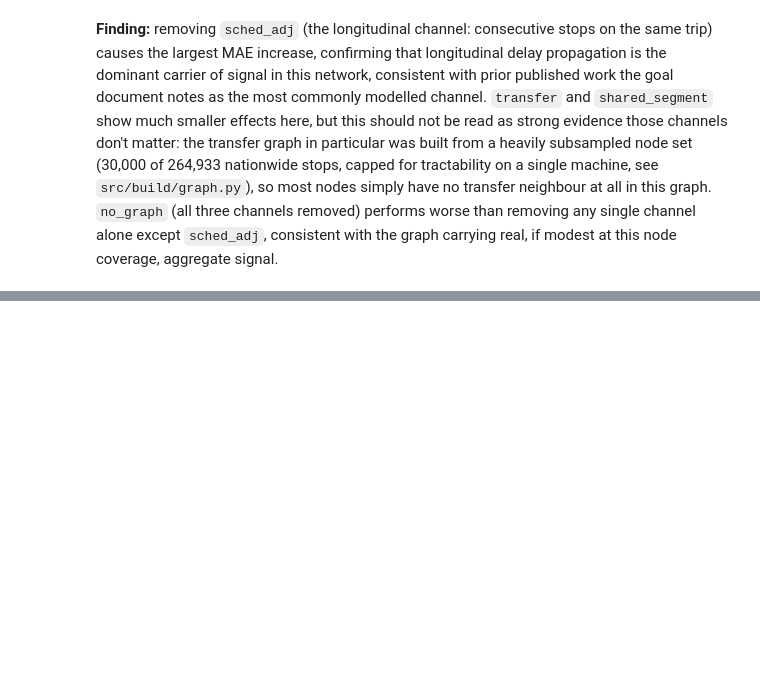
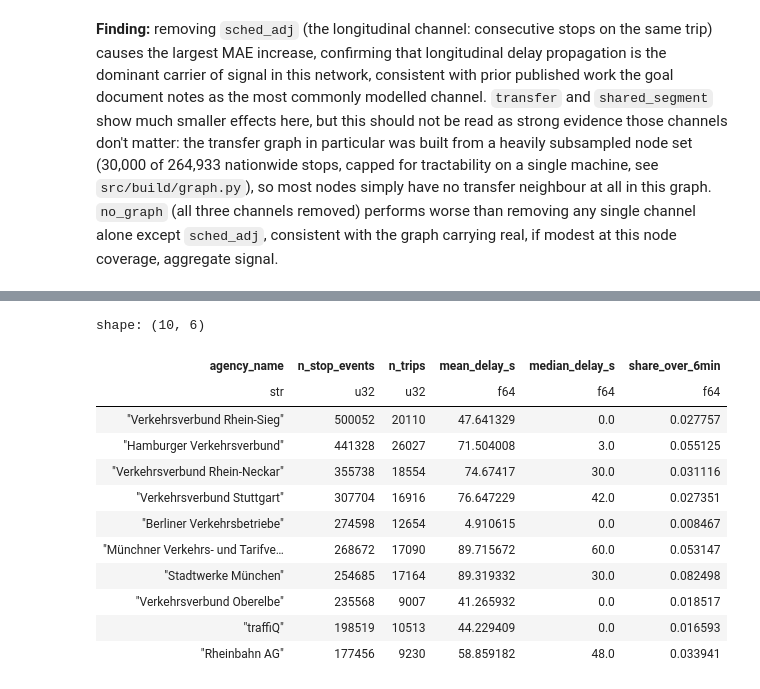
Before and after one commit to ofurkancoban/transit-delay-propagation, a Jupyter notebook: notebooks/03_model_results.ipynb, the cells around one changed output, grey strips where cells are left out. Cells and saved outputs as stored; diff of their text form; code cells hidden in the pictures; blank space fills up the shorter version.

```diff
--- a/notebooks/03_model_results.ipynb
+++ b/notebooks/03_model_results.ipynb
@@ -330,0 +341,17 @@ carrying real, if modest at this node coverage, aggregate signal.
+# %%
+agency_delay = pl.read_parquet(f"{PROCESSED}/agency_delay_summary.parquet")
+agency_delay.sort("n_stop_events", descending=True).head(10)
+# %% [output]
+shape: (10, 6)
+| agency_name | n_stop_events | n_trips | mean_delay_s | median_delay_s | share_over_6min |
+| str | u32 | u32 | f64 | f64 | f64 |
+| "Verkehrsverbund Rhein-Sieg" | 500052 | 20110 | 47.641329 | 0.0 | 0.027757 |
+| "Hamburger Verkehrsverbund" | 441328 | 26027 | 71.504008 | 3.0 | 0.055125 |
+| "Verkehrsverbund Rhein-Neckar" | 355738 | 18554 | 74.67417 | 30.0 | 0.031116 |
+| "Verkehrsverbund Stuttgart" | 307704 | 16916 | 76.647229 | 42.0 | 0.027351 |
+| "Berliner Verkehrsbetriebe" | 274598 | 12654 | 4.910615 | 0.0 | 0.008467 |
+| "Münchner Verkehrs- und Tarifve… | 268672 | 17090 | 89.715672 | 60.0 | 0.053147 |
+| "Stadtwerke München" | 254685 | 17164 | 89.319332 | 30.0 | 0.082498 |
+| "Verkehrsverbund Oberelbe" | 235568 | 9007 | 41.265932 | 0.0 | 0.018517 |
+| "traffiQ" | 198519 | 10513 | 44.229409 | 0.0 | 0.016593 |
+| "Rheinbahn AG" | 177456 | 9230 | 58.859182 | 48.0 | 0.033941 |
```
Also changed, not shown: parts of 6 cells of this notebook, 4 other files.
